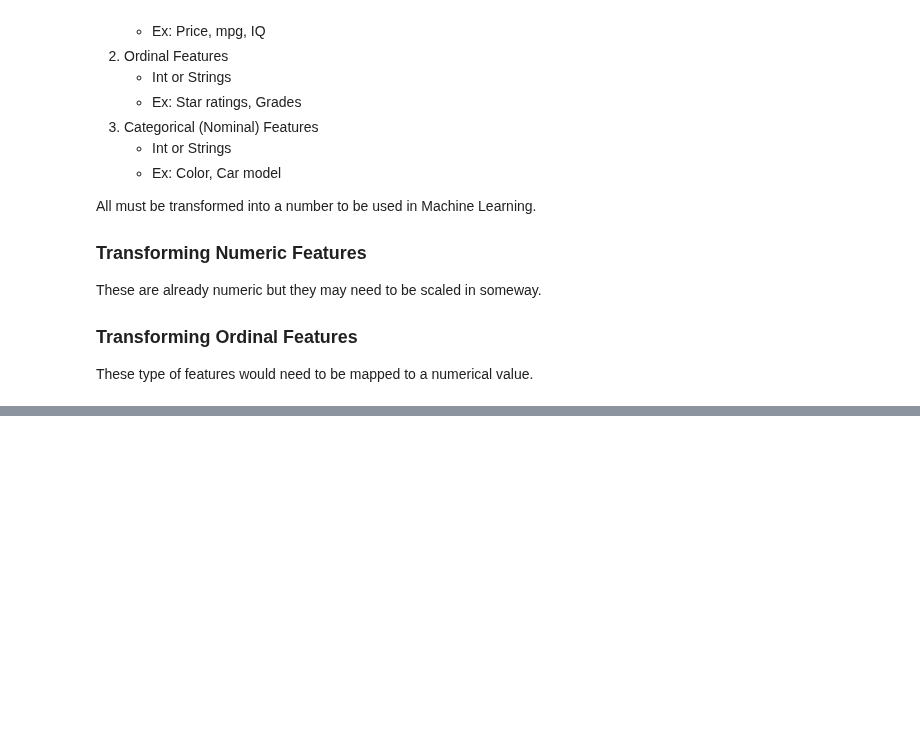
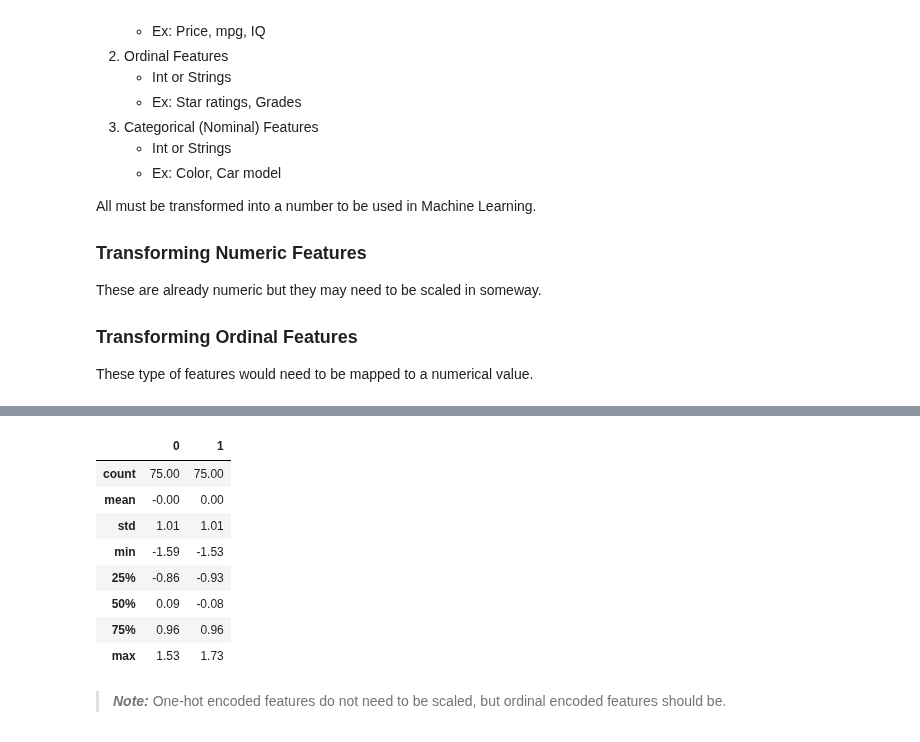
Before and after one commit to john-a-dixon/coding-dojo, a Jupyter notebook: Week 5/Readings.ipynb, the cells around one changed output, grey strips where cells are left out. Cells and saved outputs as stored; diff of their text form; code cells hidden in the pictures; blank space fills up the shorter version.

```diff
--- a/Week 5/Readings.ipynb
+++ b/Week 5/Readings.ipynb
@@ -158,0 +201,29 @@ This is a kind scaling. It means to scale the values so the distribution has a s
+# %%
+# Instantiate the scaler
+scaler = StandardScaler()
+
+# Fit the scaler on the training data
+# Fit the scaler ONLY on the training data to prevent
+# Data leakage
+scaler.fit(X_train)
+
+# Use the Scaler to Transform Both the Training and Testing Data
+# The test data is transformed based on the Scaler that was fit with
+# the training data
+train_scaled = scaler.transform(X_train)
+test_scaled = scaler.transform(X_test)
+# %%
+# Convert to DataFrame for ease of exploration
+pd.DataFrame(train_scaled).describe().round(2)
+# %% [output]
+|  | 0 | 1 |
+| count | 75.00 | 75.00 |
+| mean | -0.00 | 0.00 |
+| std | 1.01 | 1.01 |
+| min | -1.59 | -1.53 |
+| 25% | -0.86 | -0.93 |
+| 50% | 0.09 | -0.08 |
+| 75% | 0.96 | 0.96 |
+| max | 1.53 | 1.73 |
+# %% [markdown]
+> _**Note:**_ One-hot encoded features do not need to be scaled, but ordinal encoded features should be.
```
Also changed, not shown: parts of 3 cells of this notebook.
